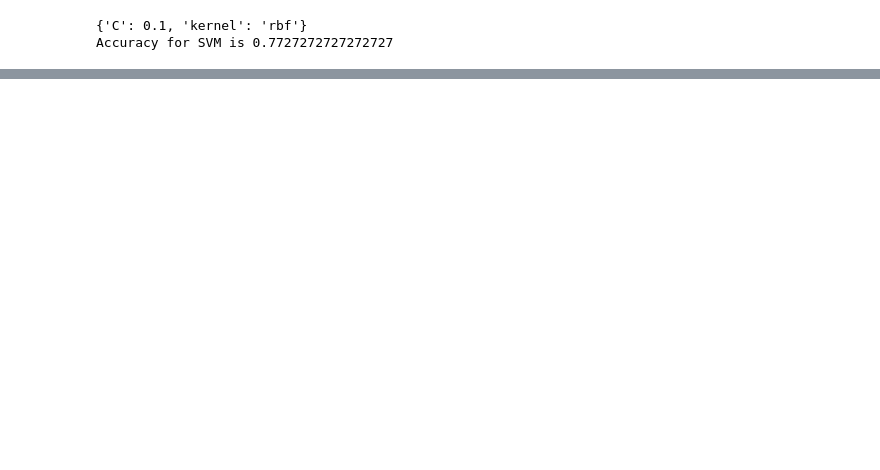
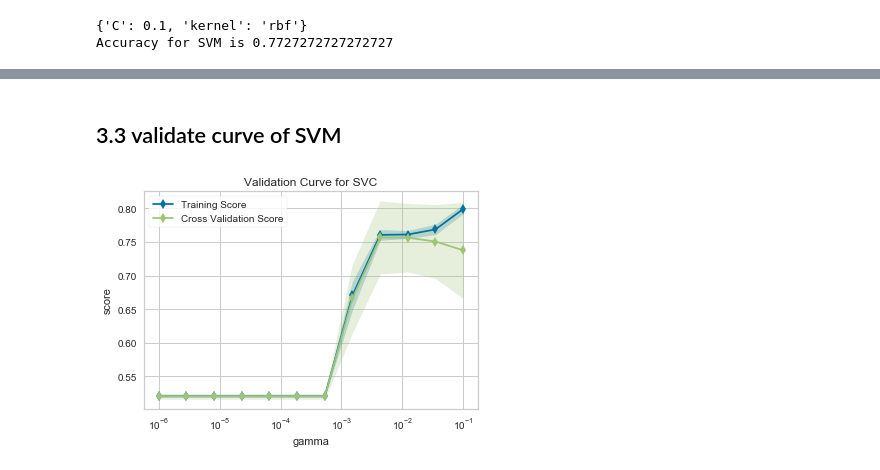
Before and after one commit to tedyyan/MUMMachineLearning, a Jupyter notebook: firstProject/diabetes_svm_lr.ipynb, the cells around one changed output, grey strips where cells are left out. Cells and saved outputs as stored; diff of their text form; code cells hidden in the pictures; blank space fills up the shorter version.

```diff
--- a/firstProject/diabetes_svm_lr.ipynb
+++ b/firstProject/diabetes_svm_lr.ipynb
@@ -204,0 +118,16 @@ plot_validation_curve(svm.SVC(), param_name, param_range, "validation_curve (SVM
+# %% [markdown]
+## 3.3 validate curve of SVM
+# %%
+# Create the validation curve visualizer
+cv = StratifiedKFold(12)
+param_range = np.logspace(-6, -1, 12)
+
+viz = ValidationCurve(
+    svm.SVC(), param_name="gamma", param_range=param_range,
+    logx=True, cv=cv, scoring="f1_weighted", n_jobs=8,
+)
+
+viz.fit(X_train,Y_train)
+viz.poof()
+# %% [output]
+[figure, added]
```
Also changed, not shown: parts of 29 cells of this notebook.
